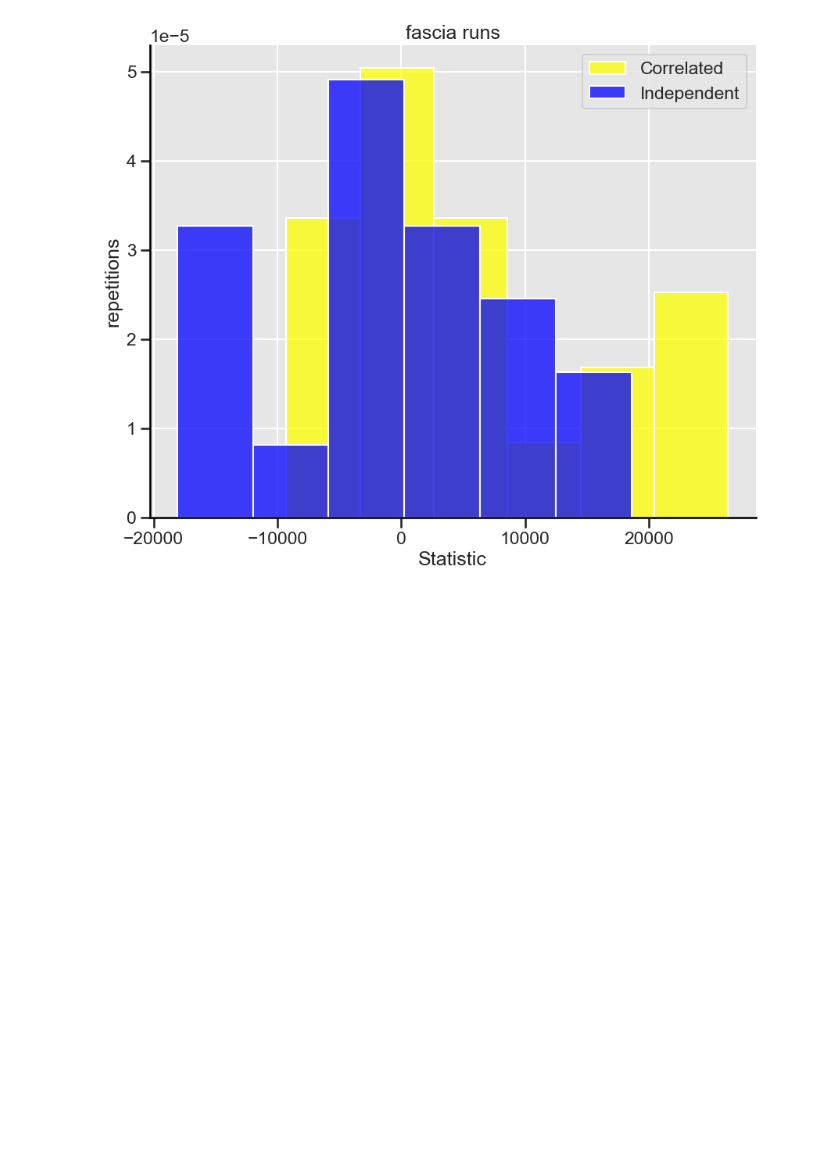
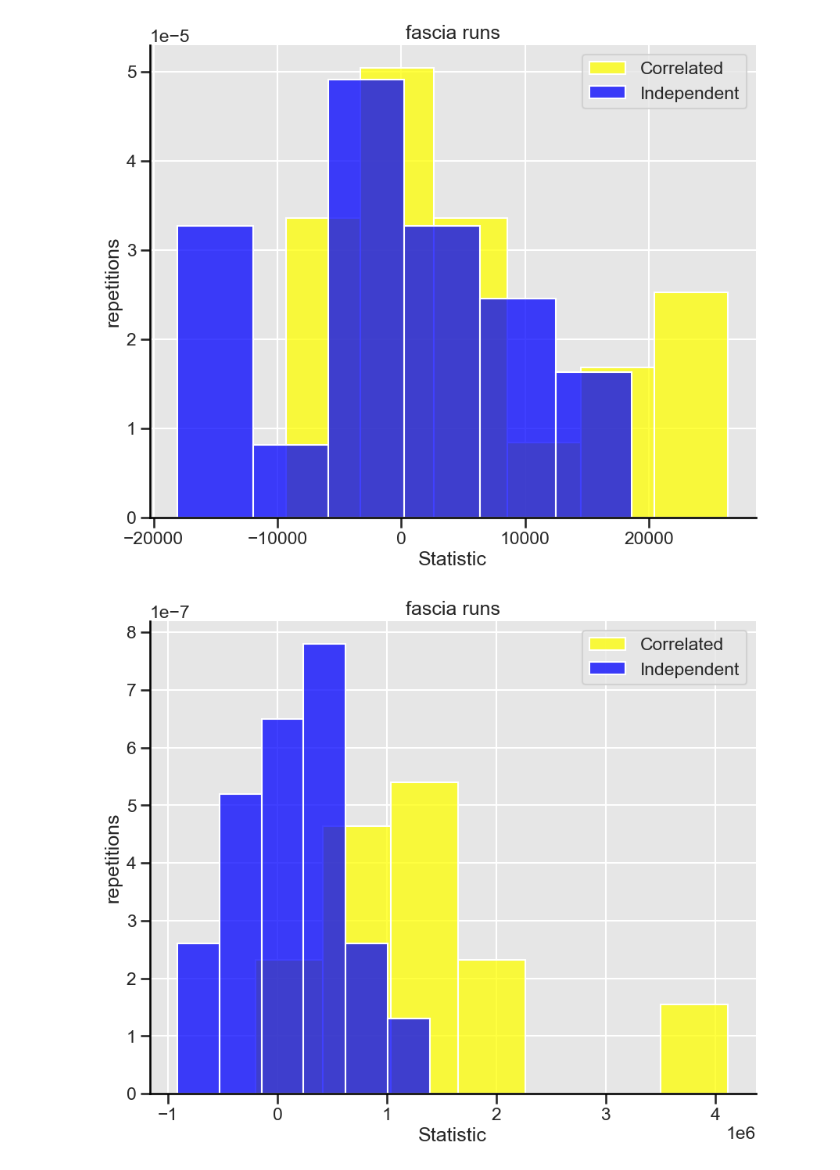
Before and after one commit to louishu17/fasciaGraphSimilarity, a Jupyter notebook: FasciaVisualizations.ipynb, the cells around one changed output. Drawn from its saved outputs; the diff is of its cells as text; code cells hidden in the pictures; blank space fills up the shorter version.

```diff
--- a/FasciaVisualizations.ipynb
+++ b/FasciaVisualizations.ipynb
@@ -107,3 +107,15 @@ sns.set_context("talk")
 sns.despine(right = True, top=True)
 # %% [output]
 [figure]
+# %%
+list1 = [3.741041e+05, -1.985715e+05, 1.658050e+06, 4.335565e+05, 1.204302e+06, 2.224763e+06, 1.896426e+06, 6.790494e+05, 4.119142e+06, 9.848918e+05, 5.535733e+05, 4.961906e+05, 1.500384e+06, 3.302653e+05, 1.254829e+06, 8.009372e+05, 1.293298e+06, 1.101707e+06, 1.293298e+06, 1.189312e+06, 3.760337e+06]
+list2 = [3.428783e+05, 3.392159e+05, -9.143367e+05, 1.393397e+06, 1.350647e+06 -3.846799e+05, 2.058785e+05, -6.213231e+04, -9.133953e+05, 4.333124e+05, -4.760835e+05, 3.628964e+05, -1.403363e+05, 2.603145e+05, -1.539984e+05, 5.582199e+05, 2.104836e+05, -2.199096e+05, 2.104836e+05, 9.257278e+05, -3.429939e+05]
+
+sns.histplot(list1, color='yellow', label='Correlated', stat = "density")
+sns.histplot(list2, color='blue', label="Independent", stat = "density").set(xlabel = 'Statistic', ylabel = 'repetitions', title = 'fascia runs')
+plt.legend()
+sns.set_style("darkgrid", {'ytick.left' : True, 'xtick.bottom': True, 'axes.spines.left': True, 'grid.color': '1', 'axes.edgecolor': '0', 'axes.spines.right': False, "axes.facecolor": ".9"})
+sns.set_context("talk")
+sns.despine(right = True, top=True)
+# %% [output]
+[figure, added]
```
Also changed, not shown: 2 other files.
